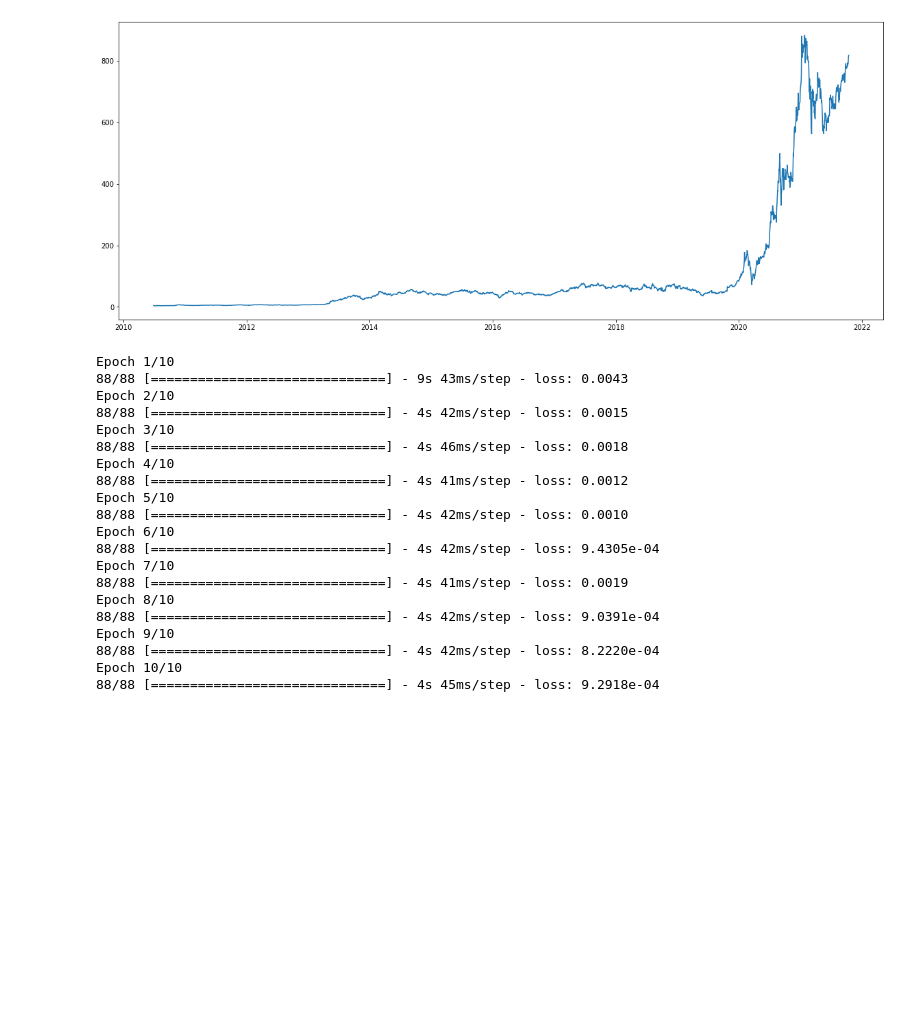
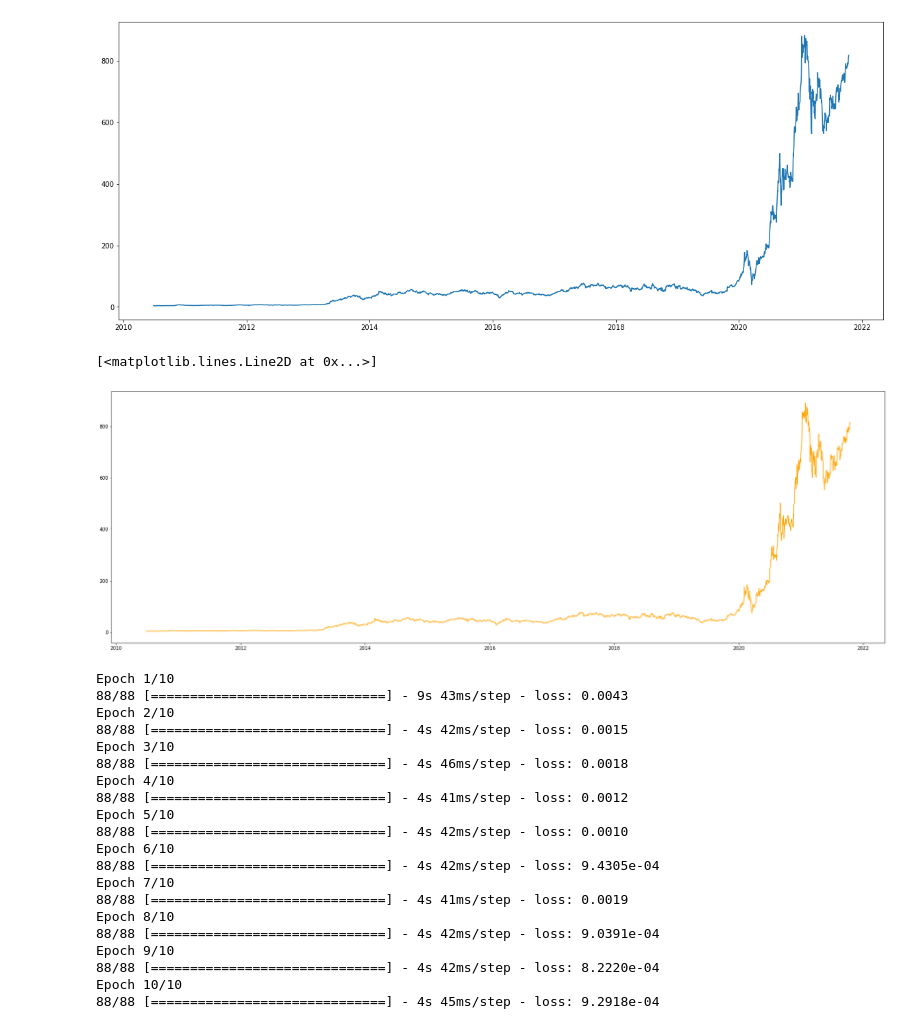
Before and after one commit to michaelekornrud/Oblig2_AI, a Jupyter notebook: Tesla.ipynb, the cells around one changed output. Drawn from its saved outputs; the diff is of its cells as text; code cells hidden in the pictures; blank space fills up the shorter version.

```diff
--- a/Tesla.ipynb
+++ b/Tesla.ipynb
@@ -66,6 +61,14 @@ plt.plot(df['Close'], label = 'Close price history')
 # %% [output]
 [<matplotlib.lines.Line2D at 0x...>]
 [figure]
+# %%
+#Ploting the opening prices
+plt.plot(df['Open'], color="orange", label = 'Open price history')
+
+#This is probably unnessesary
+# %% [output]
+[<matplotlib.lines.Line2D at 0x...>]
+[figure, added]
 # %%
 #Preparing the data with a scaler from the 'sklearn' library
 
```
Also changed, not shown: parts of 5 cells of this notebook.
